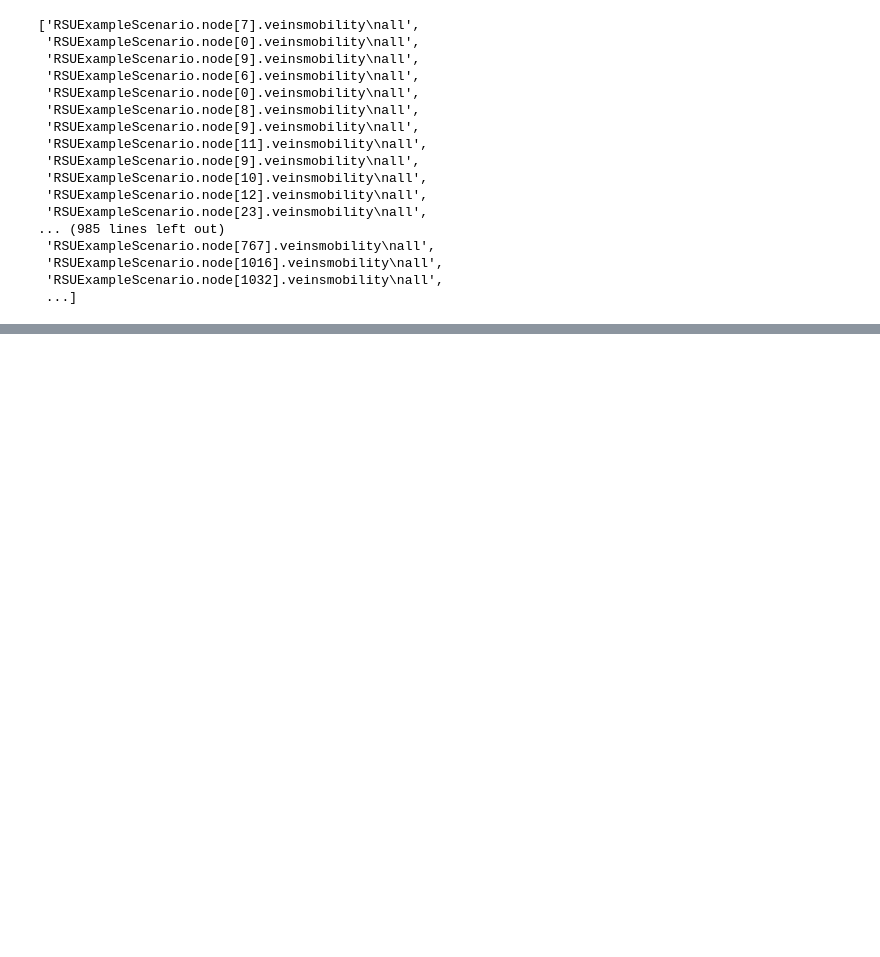
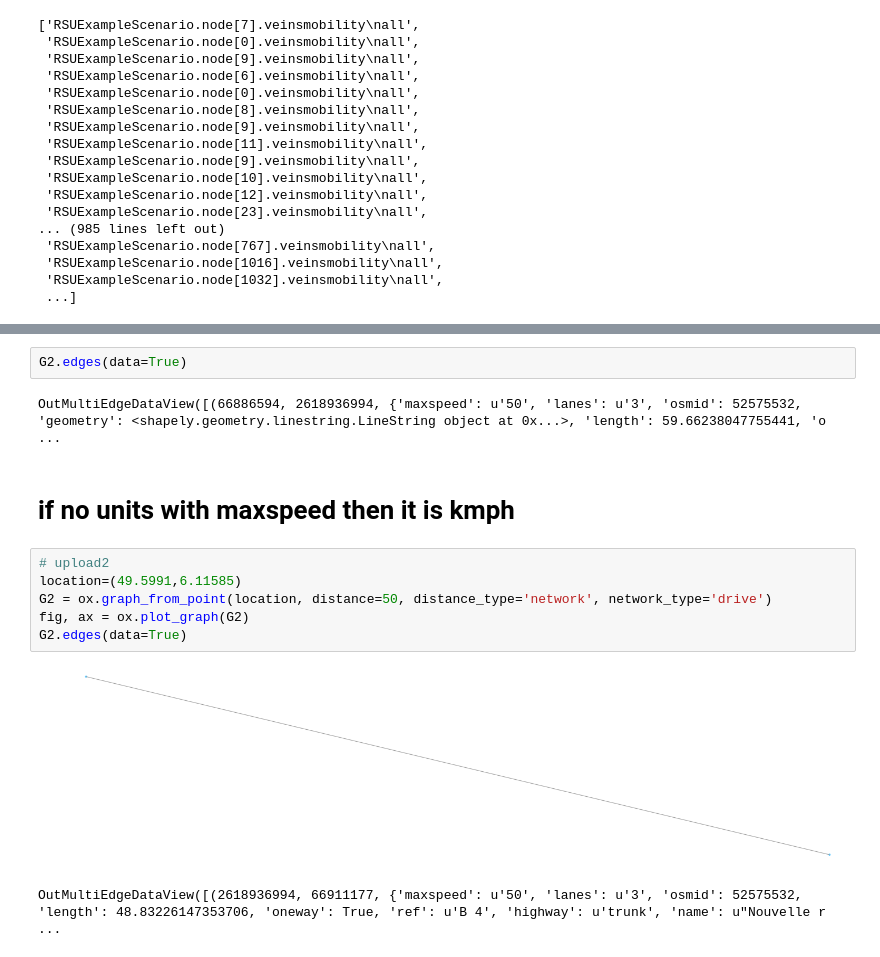
Before and after one commit to anuj-dimri25/Random-Delay-and-Indirections, a Jupyter notebook: luxembourg_simulation_data.ipynb, the cells around one changed output, grey strips where cells are left out. Drawn from its saved outputs; the diff is of its cells as text; blank space fills up the shorter version.

```diff
--- a/luxembourg_simulation_data.ipynb
+++ b/luxembourg_simulation_data.ipynb
@@ -82,0 +101,15 @@ print(counter)
+# %%
+G2.edges(data=True)
+# %% [output]
+OutMultiEdgeDataView([(66886594, 2618936994, {'maxspeed': u'50', 'lanes': u'3', 'osmid': 52575532, 'geometry': <shapely.geometry.linestring.LineString object at 0x...>, 'length': 59.66238047755441, 'o ...
+# %% [markdown]
+# if no units with maxspeed then it is kmph
+# %%
+# upload2
+location=(49.5991,6.11585)
+G2 = ox.graph_from_point(location, distance=50, distance_type='network', network_type='drive')
+fig, ax = ox.plot_graph(G2)
+G2.edges(data=True)
+# %% [output]
+[figure, added]
+OutMultiEdgeDataView([(2618936994, 66911177, {'maxspeed': u'50', 'lanes': u'3', 'osmid': 52575532, 'length': 48.83226147353706, 'oneway': True, 'ref': u'B 4', 'highway': u'trunk', 'name': u"Nouvelle r ...
```
Also changed, not shown: parts of 26 cells of this notebook.
